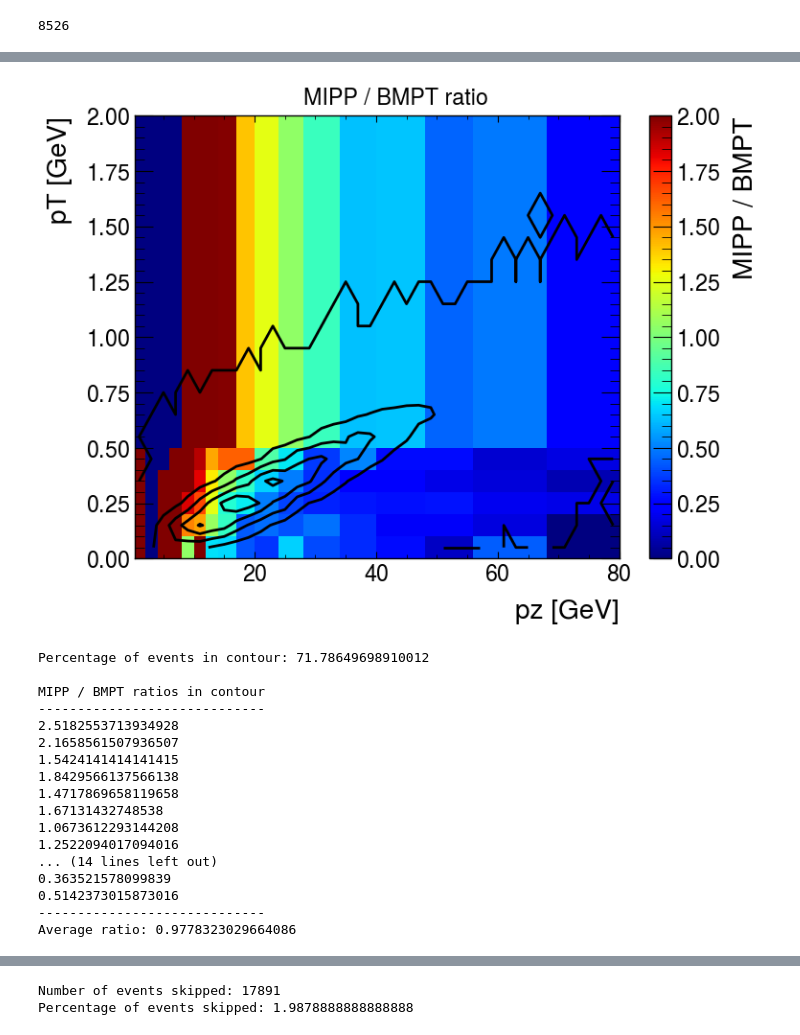
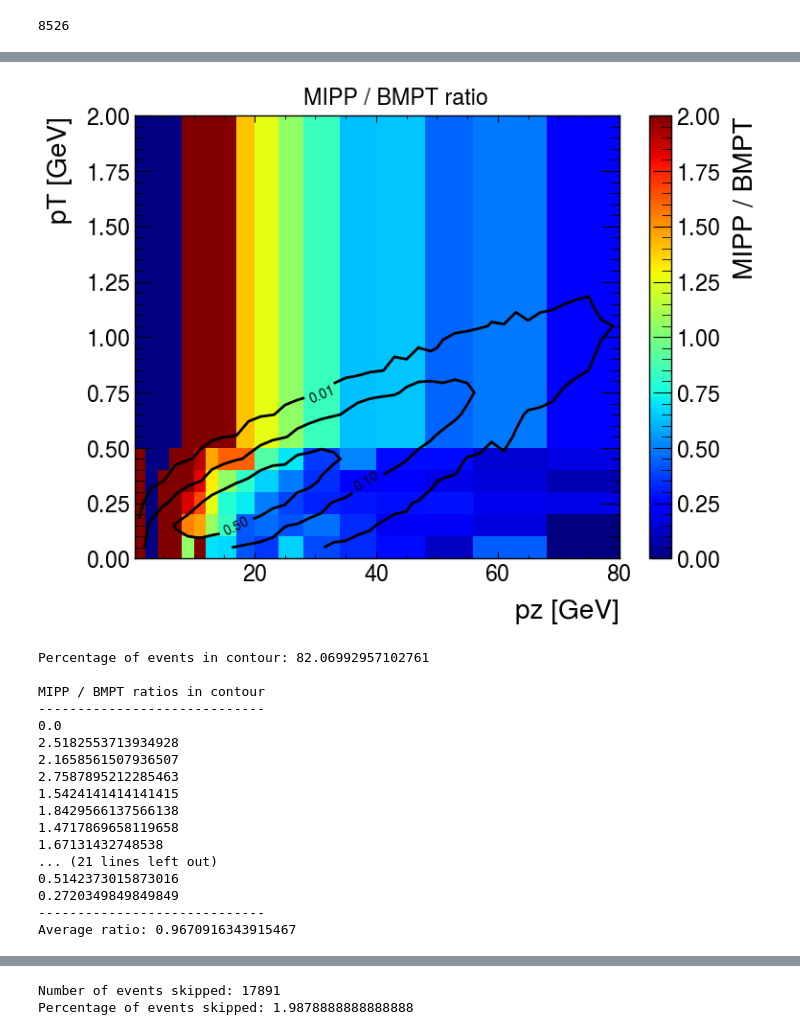
Before and after one commit to horohoo/thoroho-nova, a Jupyter notebook: ldmcode/NOvA_pion_dist.ipynb, the cells around one changed output, grey strips where cells are left out. Drawn from its saved outputs; the diff is of its cells as text; code cells hidden in the pictures.

```diff
--- a/ldmcode/NOvA_pion_dist.ipynb
+++ b/ldmcode/NOvA_pion_dist.ipynb
@@ -80,0 +72,17 @@ fig.show()
+# %%
+HH, xe, ye = np.histogram2d(pz_arr, pT_arr, bins=[np.linspace(0,80,41), np.linspace(0,2,21)])
+HH = (HH-HH.min())/(HH.max()-HH.min())
+grid = HH.transpose()
+midpoints = (xe[1:] + xe[:-1])/2, (ye[1:] + ye[:-1])/2
+#levels = [0.01, 0.1, 0.25, 0.5]#, 0.75]
+levels = [0.01, 0.1, 0.5]
+fig, ax = plt.subplots()
+#h = ax.hist2d(pz_arr, pT_arr, bins=[np.linspace(0,80,41), np.linspace(0,2,21)])
+CF = ax.contourf(*midpoints, grid, levels=5)#, colors='k', zorder=500)
+CS = ax.contour(*midpoints, grid, levels=levels, colors='k', zorder=500)
+ax.clabel(CS, CS.levels, inline=True,fontsize=10)
+ax.set_xlabel('pz [GeV]')
+ax.set_ylabel('pT [GeV]')
+fig.colorbar(CF, ax=ax)
+
+fig.show()
@@ -331,5 +343,25 @@ ax.set_ylim((0, 0.1))
 ax.set_xlim((0, 70))
 fig.suptitle('BMPT simulation')
 fig.show()
+
+HH, xe, ye = np.histogram2d(p_bmpt, theta_bmpt, bins=[np.linspace(0, 70, 36), np.linspace(0, 0.1, 51)])
+for i in range(len(HH)):
+    for j in range(len(HH[i])):
+        if HH[i][j] > 0:
+            continue
+        else:
+            HH[i][j] = float('NaN')
+#HH = (HH-HH.min())/(HH.max()-HH.min())
+grid = HH.transpose()
+midpoints = (xe[1:] + xe[:-1])/2, (ye[1:] + ye[:-1])/2
+#levels = [0.01, 0.1, 0.25, 0.5]#, 0.75]
+levels = [0.01, 0.1, 0.5]
+fig, ax = plt.subplots()
+#h = ax.hist2d(pz_arr, pT_arr, bins=[np.linspace(0,80,41), np.linspace(0,2,21)])
+CF = ax.contourf(*midpoints, grid, levels=8,cmap='rainbow')#, colors='k', zorder=500)
+ax.set_xlabel('p [GeV]')
+ax.set_ylabel('$\Theta$ [rad]')
+
+fig.show()
 # %% [output]
 [figure]
@@ -361,6 +411,8 @@ for i in range(len(MIPP_BMPT_ratio)):
             MIPP_BMPT_ratio[i][j] = MIPP_avg[i][j] / bmpt_hist_norm[i][j]
 # %%
 HH, xe, ye = np.histogram2d(pz_arr, pT_arr, bins=[np.linspace(0,80,41), np.linspace(0,2,21)])
+HH = (HH-HH.min())/(HH.max()-HH.min())
+levels = [0.01, 0.1, 0.5]
 grid = HH.transpose()
 midpoints = (xe[1:] + xe[:-1])/2, (ye[1:] + ye[:-1])/2
 
@@ -368,59 +420,60 @@ fig = plt.figure()
 ax = fig.add_subplot()
 X, Y = np.meshgrid(bins_pz, bins_pT)
 rat = ax.pcolormesh(X, Y, MIPP_BMPT_ratio.T,cmap='jet',vmin=0, vmax=2)
-cs = ax.contour(*midpoints, grid, levels=4, colors='k', zorder=40)
+cs = ax.contour(*midpoints, grid, levels=levels, colors='k', zorder=40)
 cbar = fig.colorbar(rat)
+ax.clabel(cs, cs.levels, inline=True,fontsize=10)
 cbar.set_label('MIPP / BMPT')
 ax.set_xlabel('pz [GeV]')
 ax.set_ylabel('pT [GeV]')
 fig.suptitle('MIPP / BMPT ratio')
 plt.show()
 
 dat = cs.allsegs[1][0]
 ldmevents = 0
 totalevents = 0
 path = mpl.path.Path(dat)
 for i in range(len(HH)):
     for j in range(len(HH[i])):
         xmid = (xe[i] + xe[i+1])/2
         ymid = (ye[j] + ye[j+1])/2
         if path.contains_points([[xmid, ymid]]):
             ldmevents += HH[i][j]
         totalevents += HH[i][j]
 print("Percentage of events in contour:", 100*ldmevents/totalevents)
 print(" ")
 
 print("MIPP / BMPT ratios in contour")
 print("-----------------------------")
 binvalues = []
 for i in range(len(MIPP_BMPT_ratio)):
     for j in range(len(MIPP_BMPT_ratio[i])):
         xmid = (bins_pz[i] + bins_pz[i+1])/2
         ymid = (bins_pT[j] + bins_pT[j+1])/2
         if path.contains_points([[xmid, ymid]]):
             print(MIPP_BMPT_ratio[i][j])
             binvalues.append(MIPP_BMPT_ratio[i][j])
 print("-----------------------------")
 print("Average ratio:", np.mean(binvalues))
 # %% [output]
-[figure, old version]
+[figure, new version]
-Percentage of events in contour: 71.78649698910012
+Percentage of events in contour: 82.06992957102761
 
 MIPP / BMPT ratios in contour
 -----------------------------
+0.0
 2.5182553713934928
 2.1658561507936507
+2.7587895212285463
 1.5424141414141415
 1.8429566137566138
 1.4717869658119658
 1.67131432748538
-1.0673612293144208
-1.2522094017094016
-... (14 lines left out)
-0.363521578099839
+... (21 lines left out)
 0.5142373015873016
+0.2720349849849849
 -----------------------------
-Average ratio: 0.9778323029664086
+Average ratio: 0.9670916343915467
 # %%
 fig = plt.figure()
 ax = fig.add_subplot()
```
Also changed, not shown: parts of 9 cells of this notebook.
